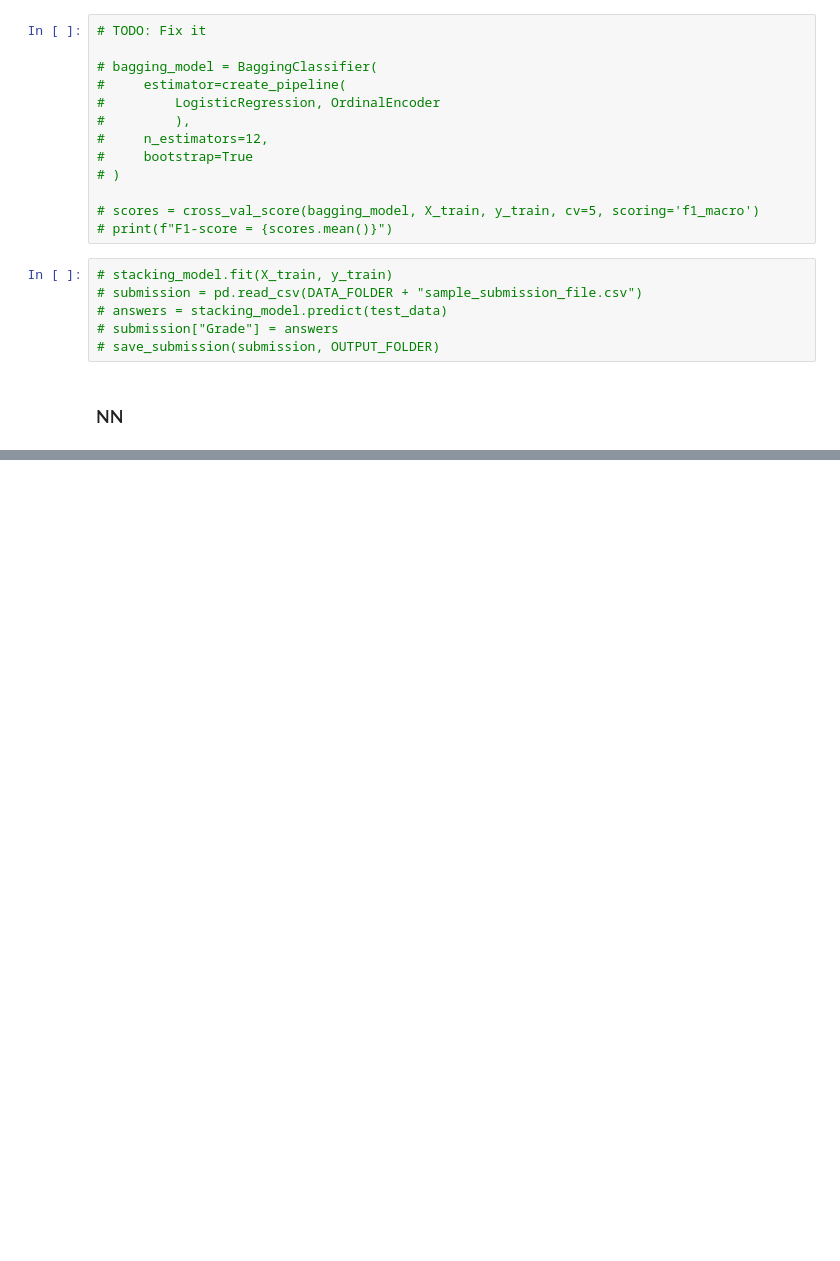
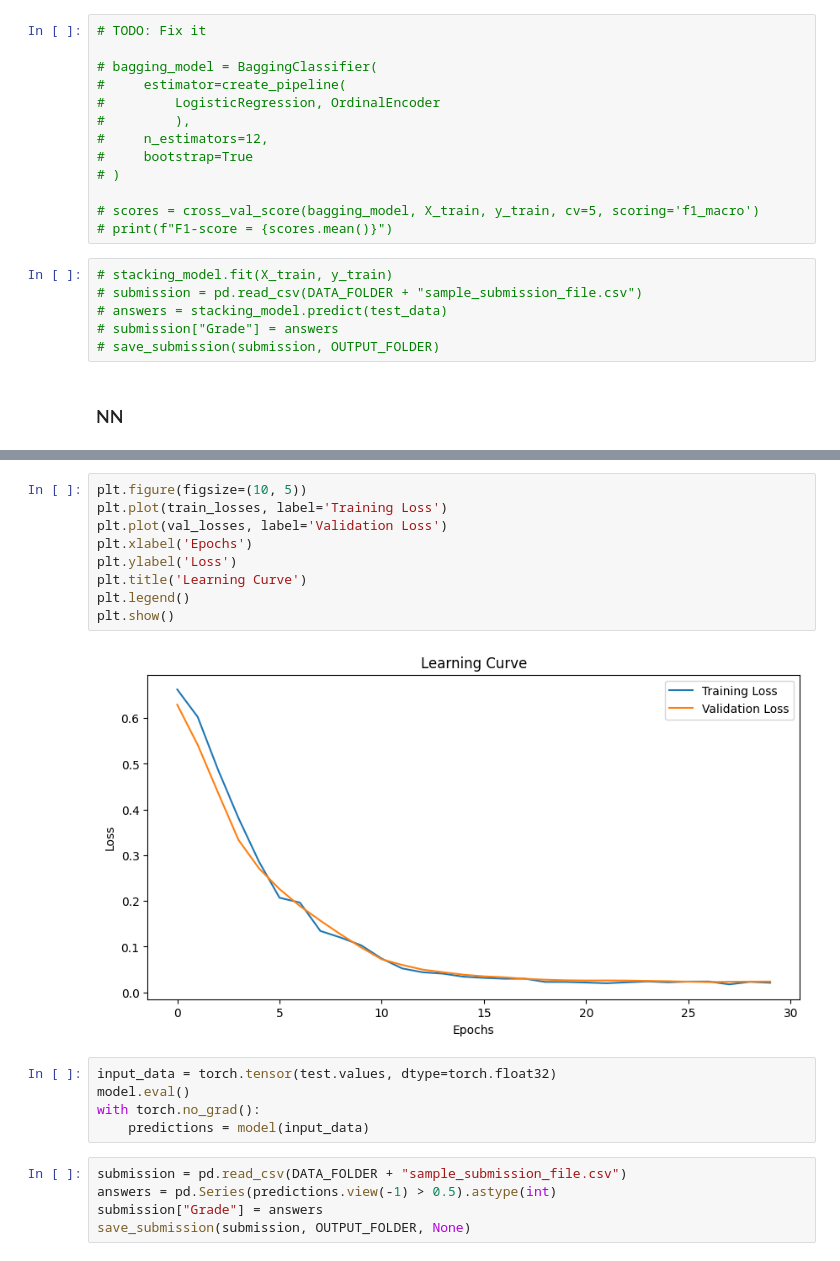
Before and after one commit to Red-Caesar/ML, a Jupyter notebook: Lab1/Modeling.ipynb, the cells around one changed output, grey strips where cells are left out. Cells and saved outputs as stored; diff of their text form; blank space fills up the shorter version.

Commit message:
Aggregate deep learning work

```diff
--- a/Lab1/Modeling.ipynb
+++ b/Lab1/Modeling.ipynb
@@ -861,0 +995,21 @@ save_submission(submission, OUTPUT_FOLDER)
+# %%
+plt.figure(figsize=(10, 5))
+plt.plot(train_losses, label='Training Loss')
+plt.plot(val_losses, label='Validation Loss')
+plt.xlabel('Epochs')
+plt.ylabel('Loss')
+plt.title('Learning Curve')
+plt.legend()
+plt.show()
+# %% [output]
+[figure, added]
+# %%
+input_data = torch.tensor(test.values, dtype=torch.float32)
+model.eval()
+with torch.no_grad():
+    predictions = model(input_data)
+# %%
+submission = pd.read_csv(DATA_FOLDER + "sample_submission_file.csv")
+answers = pd.Series(predictions.view(-1) > 0.5).astype(int)
+submission["Grade"] = answers
+save_submission(submission, OUTPUT_FOLDER, None)
```
Also changed, not shown: parts of 2 cells of this notebook.
